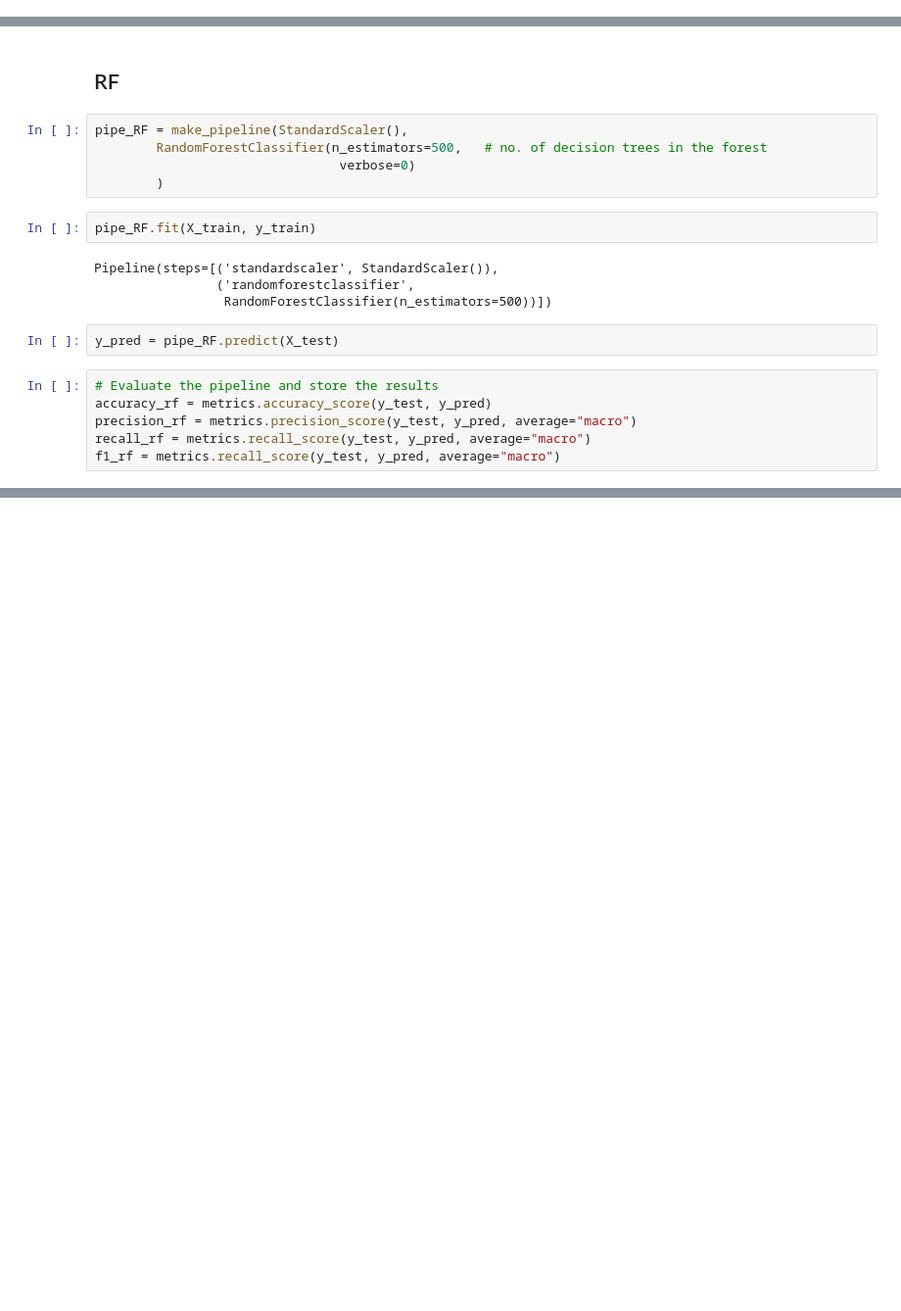
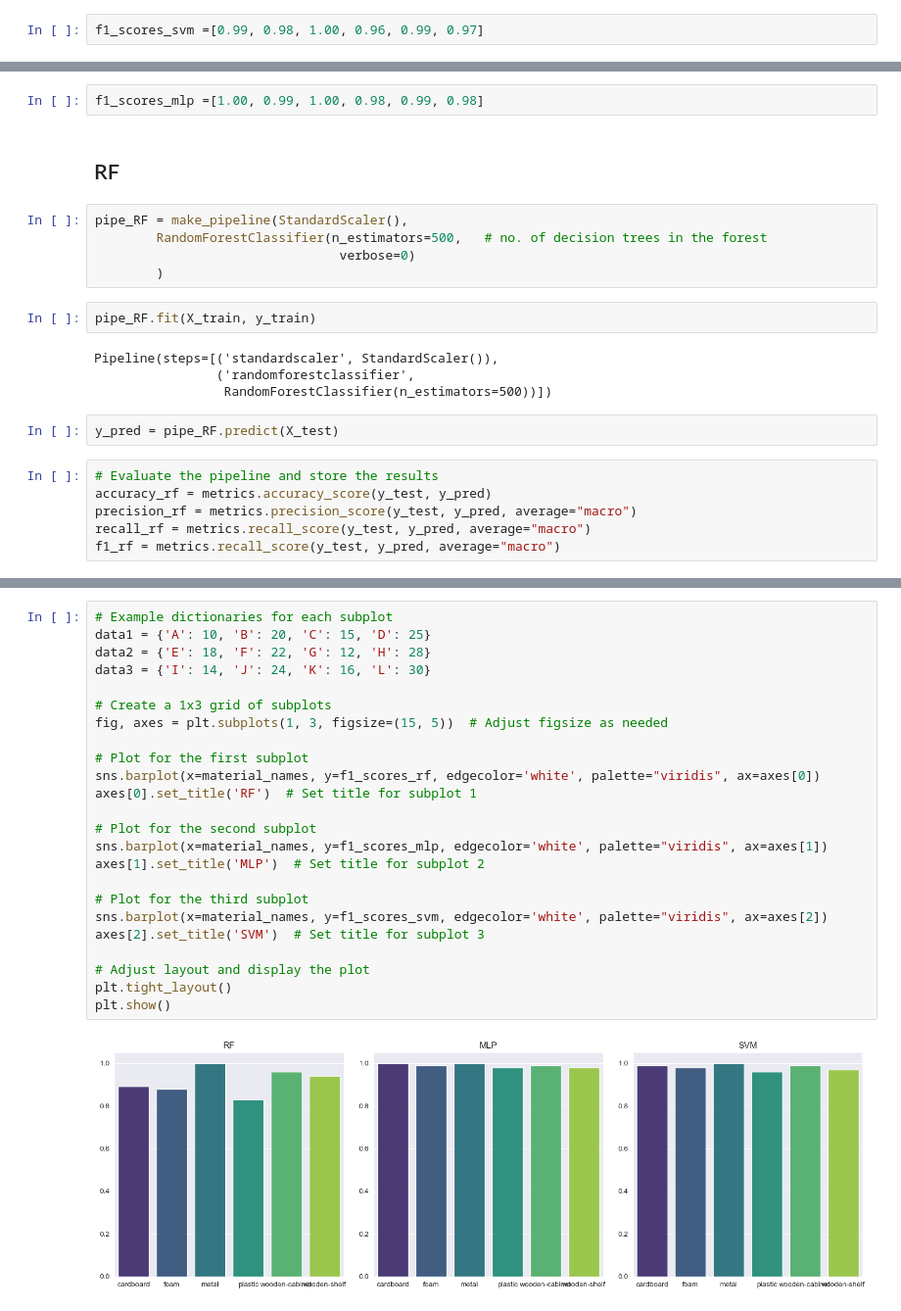
Before and after one commit to B3NToo/Identification-of-NLOS-causing-Material-in-UWB-Localization-Using-Machine-Learning-Methods, a Jupyter notebook: baseline_classification/missclassification.ipynb, the cells around one changed output, grey strips where cells are left out. Shown at 98% size. Drawn from its saved outputs; the diff is of its cells as text; blank space fills up the shorter version.

```diff
--- a/baseline_classification/missclassification.ipynb
+++ b/baseline_classification/missclassification.ipynb
@@ -100,3 +98,5 @@ f1_scores_svm =['']
+# %%
+f1_scores_svm =[0.99, 0.98, 1.00, 0.96, 0.99, 0.97]
 # %% [markdown]
 ## MLP
 # %%
@@ -161,6 +161,8 @@ print(report_mlp)
     accuracy                           0.99     17861
    macro avg       0.99      0.99      0.99     17861
 weighted avg       0.99      0.99      0.99     17861
+# %%
+f1_scores_mlp =[1.00, 0.99, 1.00, 0.98, 0.99, 0.98]
 # %% [markdown]
 ## RF
 # %%
@@ -219,0 +245,26 @@ weighted avg       0.91      0.91      0.91     17861
+# %%
+# Example dictionaries for each subplot
+data1 = {'A': 10, 'B': 20, 'C': 15, 'D': 25}
+data2 = {'E': 18, 'F': 22, 'G': 12, 'H': 28}
+data3 = {'I': 14, 'J': 24, 'K': 16, 'L': 30}
+
+# Create a 1x3 grid of subplots
+fig, axes = plt.subplots(1, 3, figsize=(15, 5))  # Adjust figsize as needed
+
+# Plot for the first subplot
+sns.barplot(x=material_names, y=f1_scores_rf, edgecolor='white', palette="viridis", ax=axes[0])
+axes[0].set_title('RF')  # Set title for subplot 1
+
+# Plot for the second subplot
+sns.barplot(x=material_names, y=f1_scores_mlp, edgecolor='white', palette="viridis", ax=axes[1])
+axes[1].set_title('MLP')  # Set title for subplot 2
+
+# Plot for the third subplot
+sns.barplot(x=material_names, y=f1_scores_svm, edgecolor='white', palette="viridis", ax=axes[2])
+axes[2].set_title('SVM')  # Set title for subplot 3
+
+# Adjust layout and display the plot
+plt.tight_layout()
+plt.show()
+# %% [output]
+[figure, added]
```
Also changed, not shown: parts of 24 cells of this notebook.
